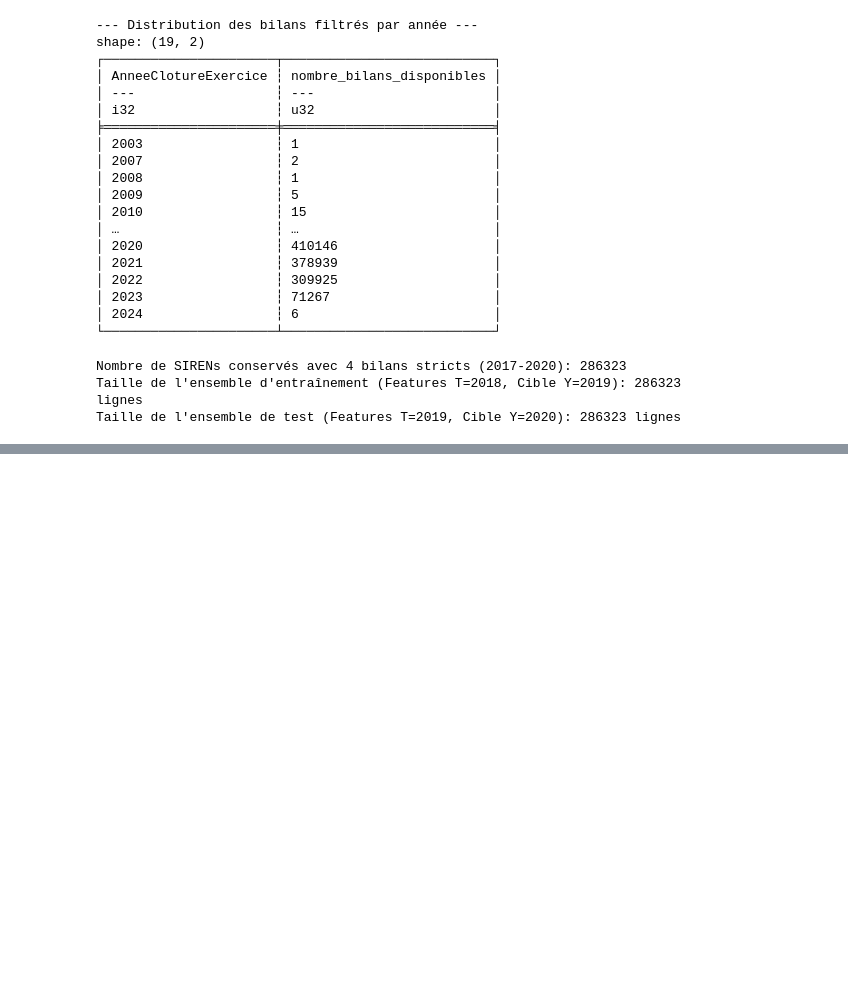
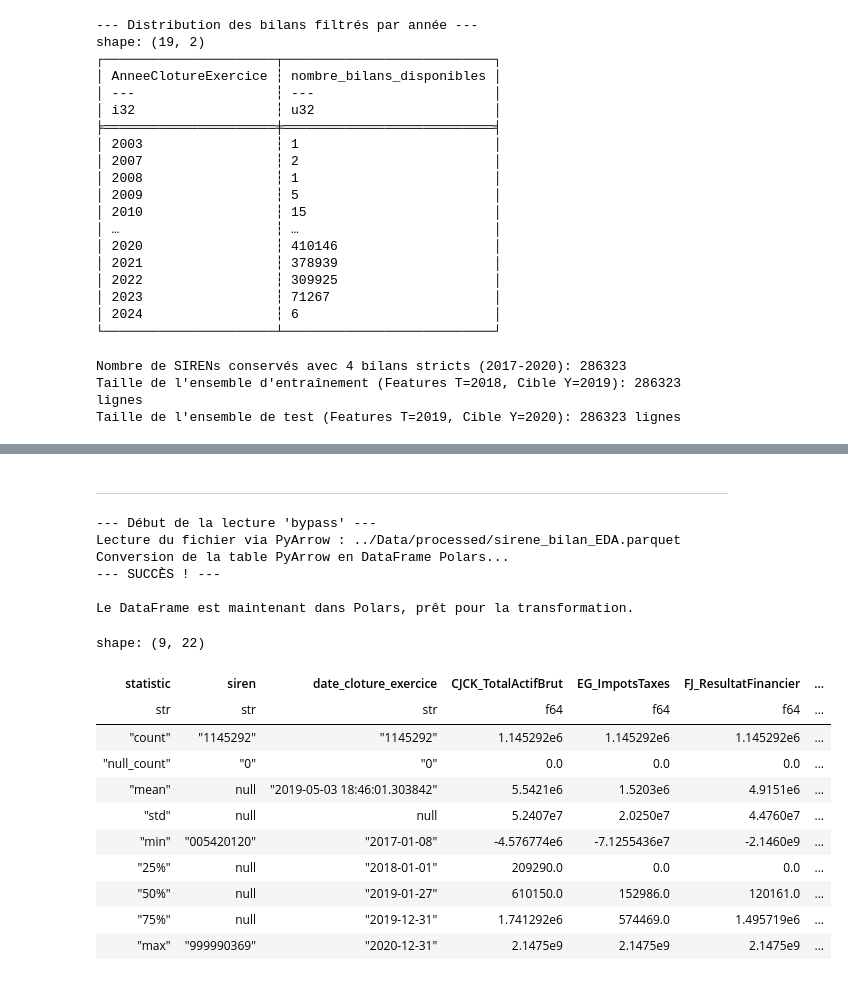
Before and after one commit to ugozchi/AS_Supervised_Learning, a Jupyter notebook: Notebooks/00_Sandbox.ipynb, the cells around one changed output, grey strips where cells are left out. Saved outputs shown, nothing was run; the diff lists cells and outputs as text; code cells hidden in the pictures; blank space fills up the shorter version.

Commit message:
script pour creation bilan EDA

```diff
--- a/Notebooks/00_Sandbox.ipynb
+++ b/Notebooks/00_Sandbox.ipynb
@@ -597,3 +597,52 @@ shape: (10, 21)
 | "005520242" | 2020-12-31 | 3630190 | 3100850 | 4874985 | 7241 | ... |
 | "005580113" | 2017-12-31 | 12610656 | 0 | 1645581 | 0 | ... |
 | "005580113" | 2018-12-31 | 12740550 | 0 | 5015640 | 0 | ... |
+# %% [markdown]
+---
+# %%
+import polars as pl
+import pyarrow.parquet as pq
+import sys
+
+filepath = "../Data/processed/sirene_bilan_EDA.parquet"
+
+print("--- Début de la lecture 'bypass' ---")
+
+try:
+    print(f"Lecture du fichier via PyArrow : {filepath}")
+    table_arrow = pq.read_table(
+        filepath,
+    )
+
+    print("Conversion de la table PyArrow en DataFrame Polars...")
+    df_bilan = pl.from_arrow(table_arrow)
+
+    print("--- SUCCÈS ! ---\n")
+    print("Le DataFrame est maintenant dans Polars, prêt pour la transformation.")
+    df_bilan.head()
+
+except Exception as e:
+    print(f"\n--- ERREUR ---", file=sys.stderr)
+    print(f"Impossible de lire le fichier, même avec PyArrow : {e}", file=sys.stderr)
+# %% [output]
+--- Début de la lecture 'bypass' ---
+Lecture du fichier via PyArrow : ../Data/processed/sirene_bilan_EDA.parquet
+Conversion de la table PyArrow en DataFrame Polars...
+--- SUCCÈS ! ---
+
+Le DataFrame est maintenant dans Polars, prêt pour la transformation.
+# %%
+df_bilan.describe()
+# %% [output]
+shape: (9, 22)
+| statistic | siren | date_cloture_exercice | CJCK_TotalActifBrut | EG_ImpotsTaxes | FJ_ResultatFinancier | ... |
+| str | str | str | f64 | f64 | f64 | ... |
+| "count" | "1145292" | "1145292" | 1.145292e6 | 1.145292e6 | 1.145292e6 | ... |
+| "null_count" | "0" | "0" | 0.0 | 0.0 | 0.0 | ... |
+| "mean" | null | "2019-05-03 18:46:01.303842" | 5.5421e6 | 1.5203e6 | 4.9151e6 | ... |
+| "std" | null | null | 5.2407e7 | 2.0250e7 | 4.4760e7 | ... |
+| "min" | "005420120" | "2017-01-08" | -4.576774e6 | -7.1255436e7 | -2.1460e9 | ... |
+| "25%" | null | "2018-01-01" | 209290.0 | 0.0 | 0.0 | ... |
+| "50%" | null | "2019-01-27" | 610150.0 | 152986.0 | 120161.0 | ... |
+| "75%" | null | "2019-12-31" | 1.741292e6 | 574469.0 | 1.495719e6 | ... |
+| "max" | "999990369" | "2020-12-31" | 2.1475e9 | 2.1475e9 | 2.1475e9 | ... |
```
Also changed, not shown: parts of 1 cell of this notebook, 1 other file.
